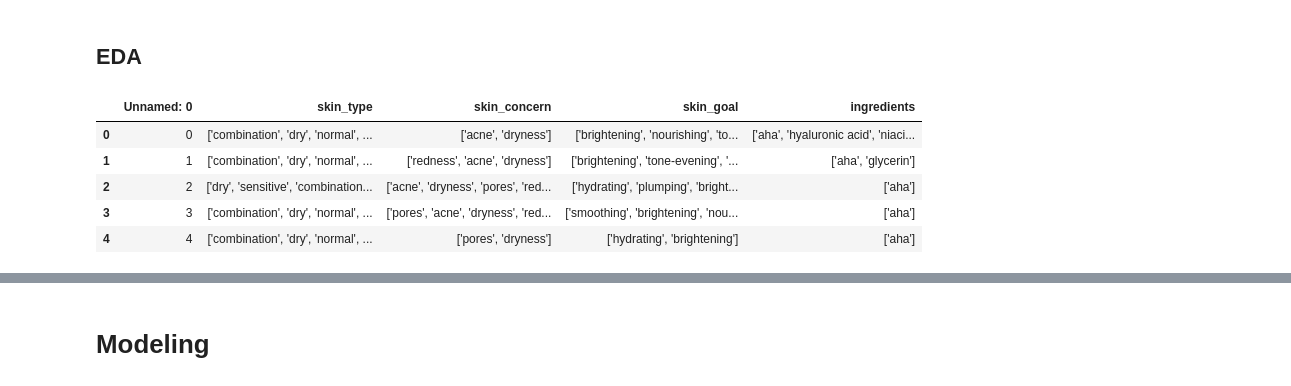
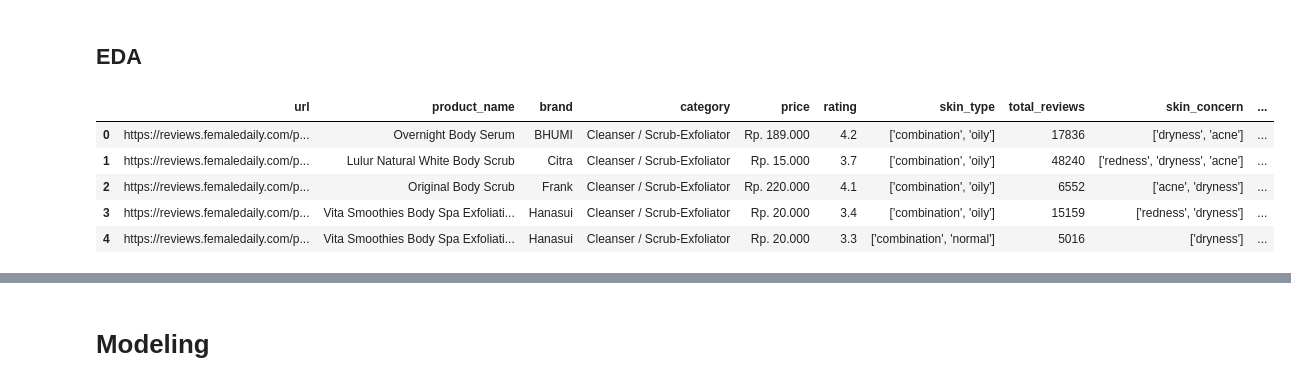
Before and after one commit to mohammadraflisumaryono/Skinthesia-Model, a Jupyter notebook: notebooks/multi_label_classif_modeling.ipynb, the cells around one changed output, grey strips where cells are left out. Saved outputs shown, nothing was run; the diff lists cells and outputs as text; code cells hidden in the pictures.

```diff
--- a/notebooks/multi_label_classif_modeling.ipynb
+++ b/notebooks/multi_label_classif_modeling.ipynb
@@ -6,12 +6,12 @@ import seaborn as sns
 # %% [markdown]
 ## EDA
 # %%
-df = pd.read_csv('features_used_classification.csv')
+df = pd.read_csv('products_integrated_features.csv')
 df.head()
 # %% [output]
-|  | Unnamed: 0 | skin_type | skin_concern | skin_goal | ingredients |
-| 0 | 0 | ['combination', 'dry', 'normal', ... | ['acne', 'dryness'] | ['brightening', 'nourishing', 'to... | ['aha', 'hyaluronic acid', 'niaci... |
-| 1 | 1 | ['combination', 'dry', 'normal', ... | ['redness', 'acne', 'dryness'] | ['brightening', 'tone-evening', '... | ['aha', 'glycerin'] |
-| 2 | 2 | ['dry', 'sensitive', 'combination... | ['acne', 'dryness', 'pores', 'red... | ['hydrating', 'plumping', 'bright... | ['aha'] |
-| 3 | 3 | ['combination', 'dry', 'normal', ... | ['pores', 'acne', 'dryness', 'red... | ['smoothing', 'brightening', 'nou... | ['aha'] |
-| 4 | 4 | ['combination', 'dry', 'normal', ... | ['pores', 'dryness'] | ['hydrating', 'brightening'] | ['aha'] |
+|  | url | product_name | brand | category | price | rating | skin_type | total_reviews | skin_concern | ... |
+| 0 | https://reviews.femaledaily.com/p... | Overnight Body Serum | BHUMI | Cleanser / Scrub-Exfoliator | Rp. 189.000 | 4.2 | ['combination', 'oily'] | 17836 | ['dryness', 'acne'] | ... |
+| 1 | https://reviews.femaledaily.com/p... | Lulur Natural White Body Scrub | Citra | Cleanser / Scrub-Exfoliator | Rp. 15.000 | 3.7 | ['combination', 'oily'] | 48240 | ['redness', 'dryness', 'acne'] | ... |
+| 2 | https://reviews.femaledaily.com/p... | Original Body Scrub | Frank | Cleanser / Scrub-Exfoliator | Rp. 220.000 | 4.1 | ['combination', 'oily'] | 6552 | ['acne', 'dryness'] | ... |
+| 3 | https://reviews.femaledaily.com/p... | Vita Smoothies Body Spa Exfoliati... | Hanasui | Cleanser / Scrub-Exfoliator | Rp. 20.000 | 3.4 | ['combination', 'oily'] | 15159 | ['redness', 'dryness'] | ... |
+| 4 | https://reviews.femaledaily.com/p... | Vita Smoothies Body Spa Exfoliati... | Hanasui | Cleanser / Scrub-Exfoliator | Rp. 20.000 | 3.3 | ['combination', 'normal'] | 5016 | ['dryness'] | ... |
```
Also changed, not shown: parts of 13 cells of this notebook.
